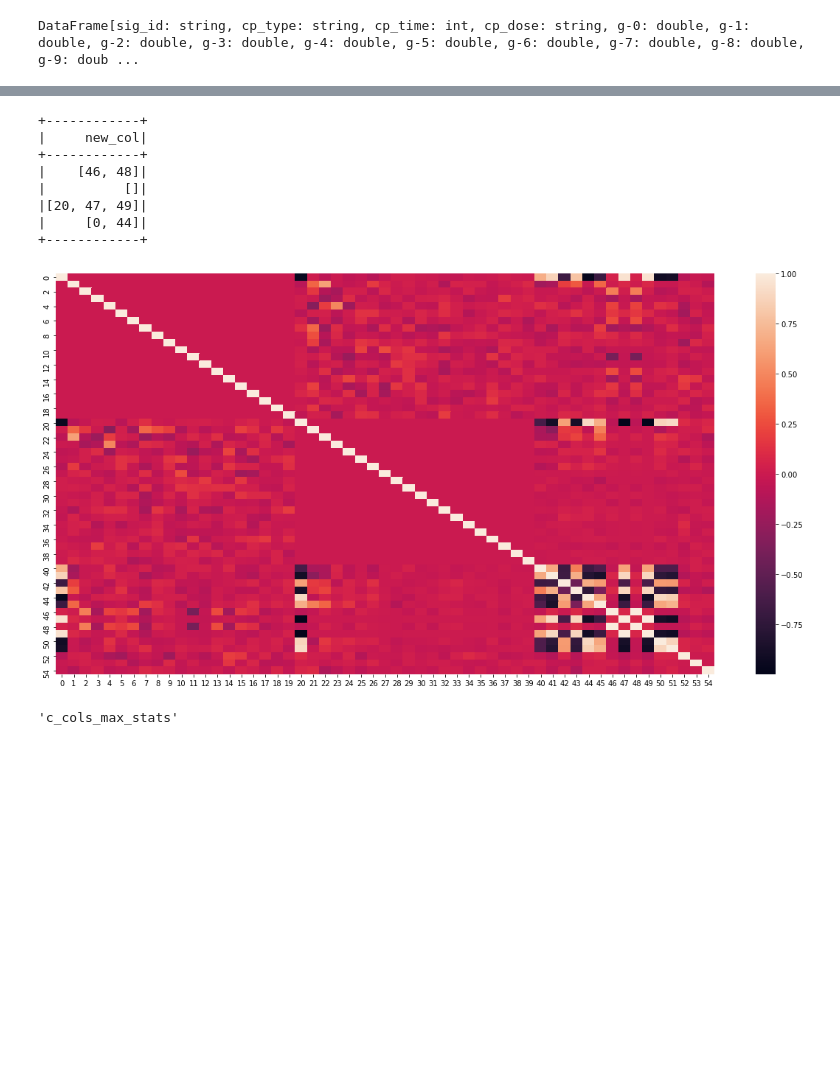
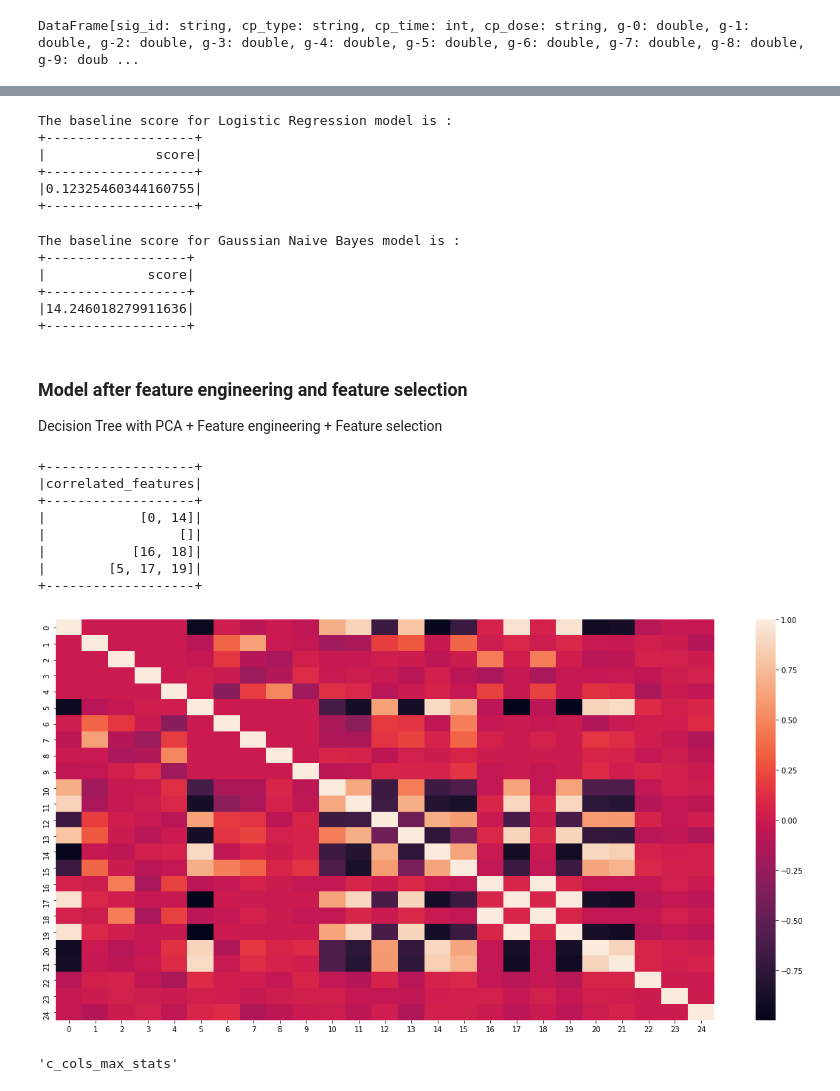
Before and after one commit to Yanboding/MIE1628_Project, a Jupyter notebook: project.ipynb, the cells around one changed output, grey strips where cells are left out. Saved outputs shown, nothing was run; the diff lists cells and outputs as text; code cells hidden in the pictures; blank space fills up the shorter version.

```diff
--- a/project.ipynb
+++ b/project.ipynb
@@ -68,8 +72,7 @@ def encode_cat_features(df, cat_features):
   return encoded_df
 
 def normalize_features(df, cols, normalizer, output_cols, if_drop=True):
-  """
-  """
+
   normalizer_lst = []
   vectorized_cols = []
   vector_assembers = []
@@ -217,16 +220,19 @@ def get_correlation(df, threshold=0.95, feature_col='all_features', plot=False):
     r1 = Correlation.corr(df, feature_col)
     r1 = r1.select(f'pearson({feature_col})').collect()[0][f'pearson({feature_col})'].toArray().tolist()
 
+    ## if plot == True, plot the correlation plot using seaborn
     if plot:
         plt.figure(figsize=(20, 10))
         cor_plt_array = np.array(r1)
         sns.heatmap(cor_plt_array)
 
+    ## extract values from dense matrix to a new dataframe
     r1 = spark.createDataFrame(r1)
     gv = sc.broadcast(threshold)
     va = VectorAssembler(inputCols=r1.columns, outputCol='features')
     r1 = va.transform(r1)
 
+    ## find groups of features that have high correlation values
     def find_element(row, gv):
 
         lst = []
@@ -243,7 +249,7 @@ def get_correlation(df, threshold=0.95, feature_col='all_features', plot=False):
 
     m = udf(lambda x: find_element(x, gv), ArrayType(IntegerType()))
 
-    return r1.withColumn('new_col', m('features')).select('new_col')
+    return r1.withColumn('correlated_features', m('features')).select('correlated_features')
 # %%
 ## add indicator column to both train and test so we can combine them later
 train_df = train_df.withColumn('is_test', lit(0))
@@ -257,0 +479,11 @@ encoded_df = encode_cat_features(full_df, target_cols)
+# %%
+baseline_lr.fit(train).transform(validation)
+print('The baseline score for Logistic Regression model is : ')
+baseline_lr.score().show()
+# %% [output]
+The baseline score for Logistic Regression model is :
++-------------------+
+|              score|
++-------------------+
+|0.12325460344160755|
++-------------------+
@@ -258,32 +495,46 @@ encoded_df = encode_cat_features(full_df, target_cols)
+# %%
+baseline_nb.fit(train).transform(validation)
+print(f'The baseline score for Gaussian Naive Bayes model is :')
+baseline_nb.score().show()
+# %% [output]
+The baseline score for Gaussian Naive Bayes model is :
++------------------+
+|             score|
++------------------+
+|14.246018279911636|
++------------------+
+# %% [markdown]
+### Model after feature engineering and feature selection
+
+Decision Tree with PCA + Feature engineering + Feature selection
 # %%
-
 ## feature engineering
-fe_df = feature_engineering(encoded_df, num_comp=20, num_iter=5)
+fe_df = feature_engineering(encoded_df, num_comp=5, num_iter=5)
 
 ## select all the feature columns
 
 pca_cols = list(filter(lambda v: re.match('.+_pca', v), fe_df.columns))
 stats_cols = list(filter(lambda v: re.match('.+_stats', v), fe_df.columns))
 k_means_cols = list(filter(lambda v: re.match('.+_k_mean', v), fe_df.columns))
 cat_cols = list(filter(lambda v: re.match('.+_encoded', v), fe_df.columns)) + ['cp_time']
 all_cols = pca_cols + stats_cols + k_means_cols + cat_cols
 ## stack them to a single feature vector
 vector_assember_train = VectorAssembler(inputCols=all_cols, outputCol='all_features')
 fe_df = vector_assember_train.transform(fe_df)
 
 ## Check their correlation
 corr_df = get_correlation(fe_df, 0.96, plot=True)
 corr_df.dropDuplicates().show()
 # %% [output]
-+------------+
-|     new_col|
-+------------+
-|    [46, 48]|
-|          []|
-|[20, 47, 49]|
-|     [0, 44]|
-+------------+
++-------------------+
+|correlated_features|
++-------------------+
+|            [0, 14]|
+|                 []|
+|           [16, 18]|
+|        [5, 17, 19]|
++-------------------+
-[figure, old version]
+[figure, new version]
 # %%
 ## 40 PCA columns
 ## looking for position 3, 6, 7, 8
```
Also changed, not shown: parts of 31 cells of this notebook.
